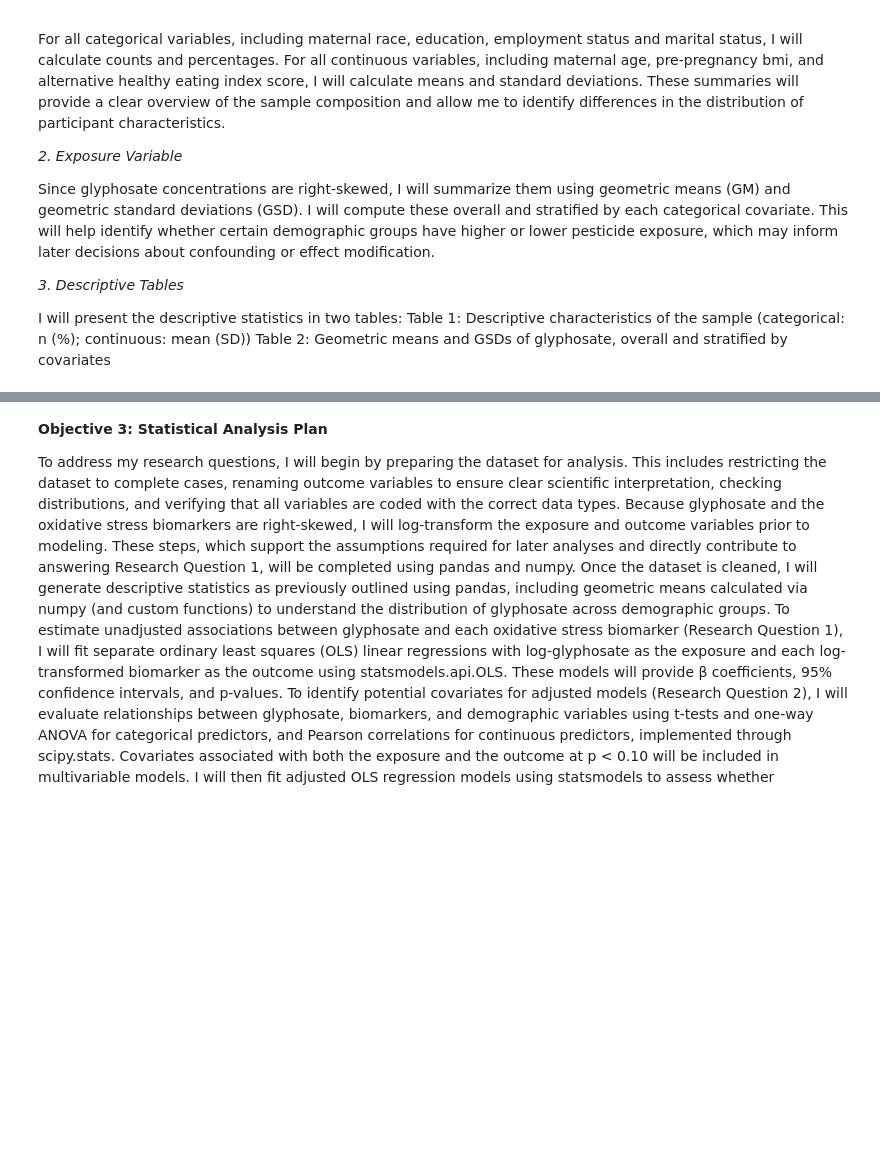
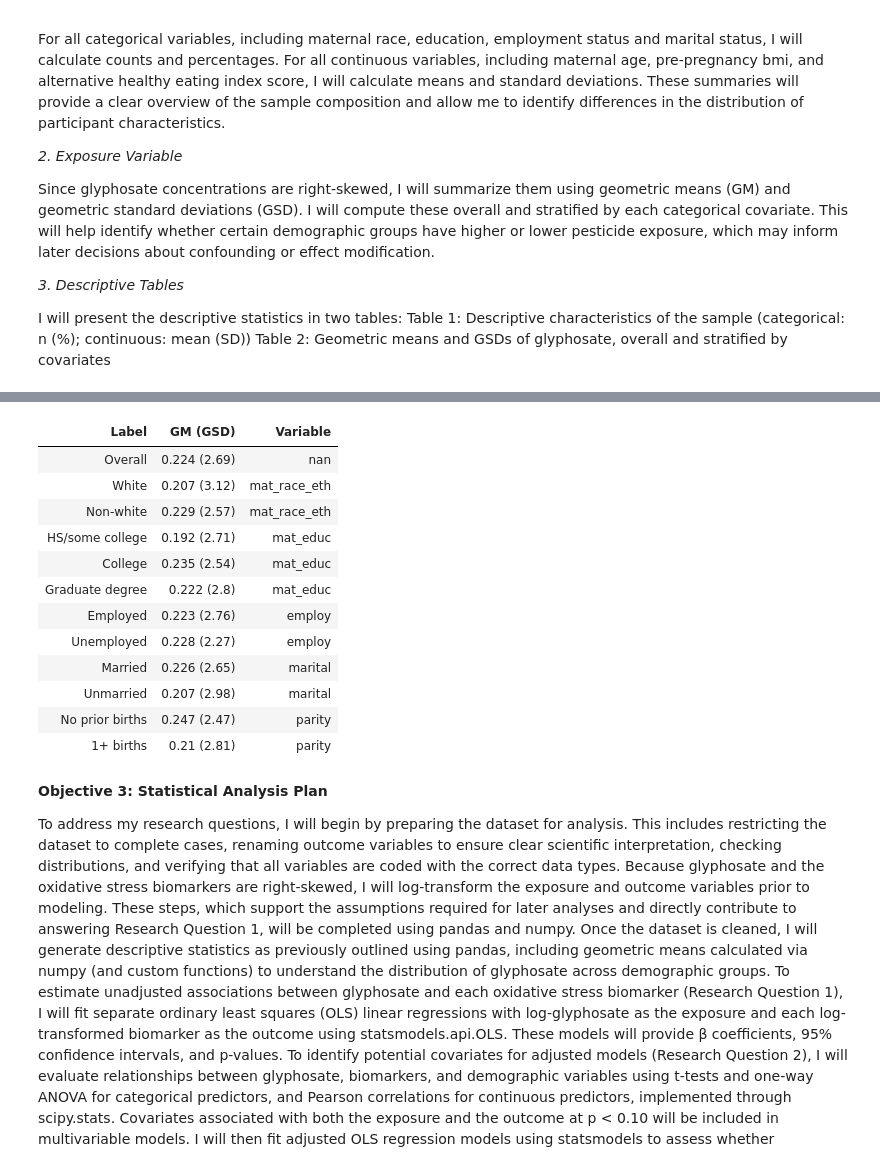
Before and after one commit to jarwari/bios584final, a Jupyter notebook: SAP.ipynb, the cells around one changed output, grey strips where cells are left out. Drawn from its saved outputs; the diff is of its cells as text; code cells hidden in the pictures; blank space fills up the shorter version.

```diff
--- a/SAP.ipynb
+++ b/SAP.ipynb
@@ -14,6 +14,19 @@ _Research Questions:_
 **Objective 1: Dataset**
 
 The data has been simulated and stored as simdata.xlsx. It's located in the data folder.
+# %%
+import pandas as pd
+import numpy as np
+import os
+from scipy import stats
+from scipy.stats import gmean
+from IPython.display import display, Markdown
+import statsmodels.api as sm
+import statsmodels.formula.api as smf
+from statsmodels.gam.api import GLMGam, BSplines
+import matplotlib.pyplot as plt
+data_path = os.path.join("data", "simdata.xlsx")
+df = pd.read_excel(data_path)
 # %% [markdown]
 **Objective 2: Summary Statistics**
 
@@ -34,0 +162,55 @@ Table 2: Geometric means and GSDs of glyphosate, overall and stratified by covar
+# %%
+# step 2
+glyph = "Glyphosate_PA_SG.sim"
+
+def geo_sd(x):
+    x = x[x > 0]
+    return np.exp(np.std(np.log(x)))
+
+gm = gmean(df[glyph][df[glyph] > 0], axis=0)
+gsd = geo_sd(df[glyph])
+
+strat_tables = {}
+
+for cat in categorical_vars:
+    tbl = df.groupby(cat)[glyph].apply(
+        lambda x: pd.Series({
+            "geo_mean": gmean(x[x > 0], axis=0),
+            "geo_sd": geo_sd(x)
+        })
+    ).reset_index()
+    tbl = tbl.set_index(cat)
+    strat_tables[cat] = tbl
+
+#print(gm)
+#print(gsd)
+#print(strat_tables)
+
+rows_glyph = []
+
+rows_glyph.append({
+    "Label": "Overall",
+    "GM (GSD)": f"{round(gm, 3)} ({round(gsd, 2)})"
+})
+
+for var, table in strat_tables.items():
+    # Convert long → wide so we get geo_mean and geo_sd in columns
+    tmp = table.reset_index()
+    tmp = tmp.pivot(index=tmp.columns[0], columns="level_1", values=tmp.columns[-1])
+    tmp.columns = ["geo_mean", "geo_sd"]  # clean column names
+
+    for level, vals in tmp.iterrows():
+        label = labels.get(var, {}).get(level, level)
+        gm_val = round(vals["geo_mean"], 3)
+        gsd_val = round(vals["geo_sd"], 2)
+
+        rows_glyph.append({
+            "Variable": var,
+            "Label": label,
+            "GM (GSD)": f"{gm_val} ({gsd_val})"
+        })
+
+table2 = pd.DataFrame(rows_glyph)
+display(Markdown("### Table 2. Stratified Glyphosate Summary"))
+display(table2.style.hide(axis="index"))
+# %% [output]
@@ -35,3 +218,16 @@ Table 2: Geometric means and GSDs of glyphosate, overall and stratified by covar
+| Label | GM (GSD) | Variable |
+| Overall | 0.224 (2.69) | nan |
+| White | 0.207 (3.12) | mat_race_eth |
+| Non-white | 0.229 (2.57) | mat_race_eth |
+| HS/some college | 0.192 (2.71) | mat_educ |
+| College | 0.235 (2.54) | mat_educ |
+| Graduate degree | 0.222 (2.8) | mat_educ |
+| Employed | 0.223 (2.76) | employ |
+| Unemployed | 0.228 (2.27) | employ |
+| Married | 0.226 (2.65) | marital |
+| Unmarried | 0.207 (2.98) | marital |
+| No prior births | 0.247 (2.47) | parity |
+| 1+ births | 0.21 (2.81) | parity |
 # %% [markdown]
 **Objective 3: Statistical Analysis Plan**
 
```
Also changed, not shown: parts of 9 cells of this notebook.
